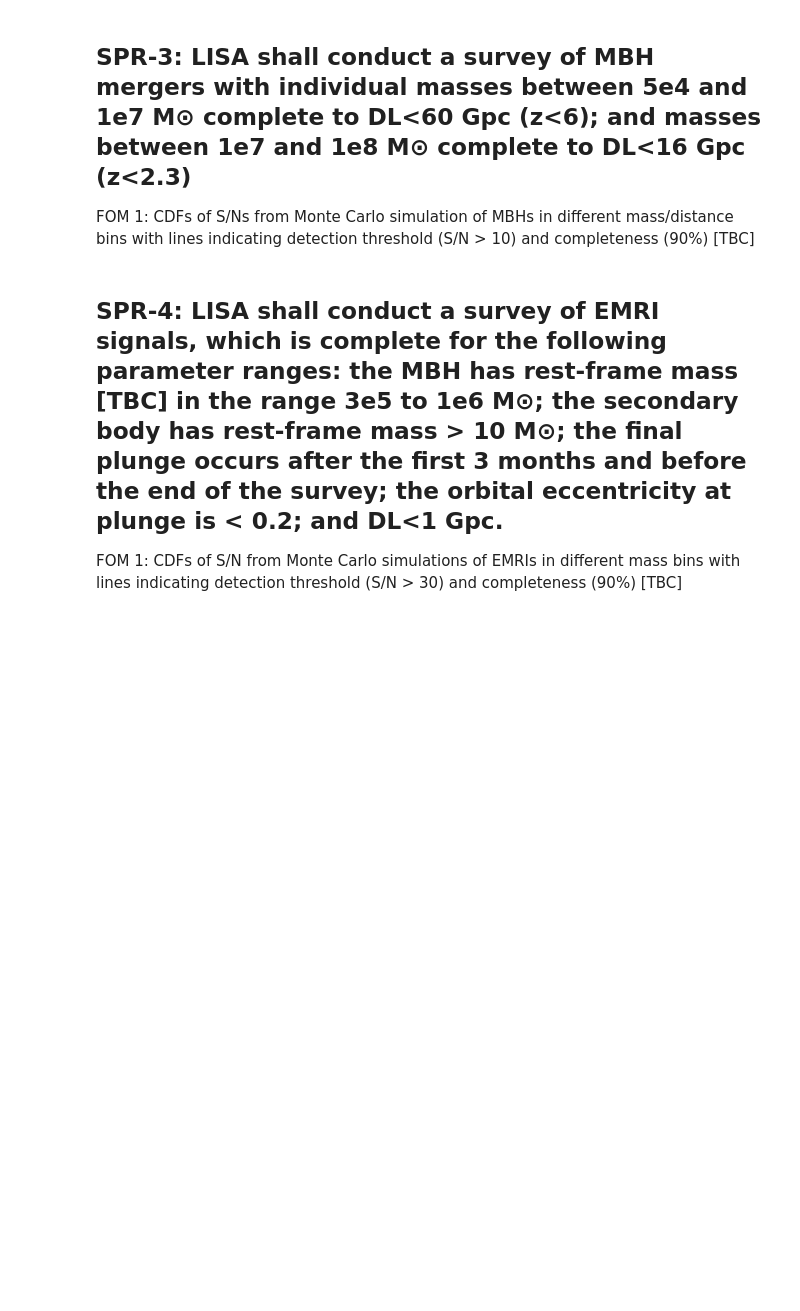
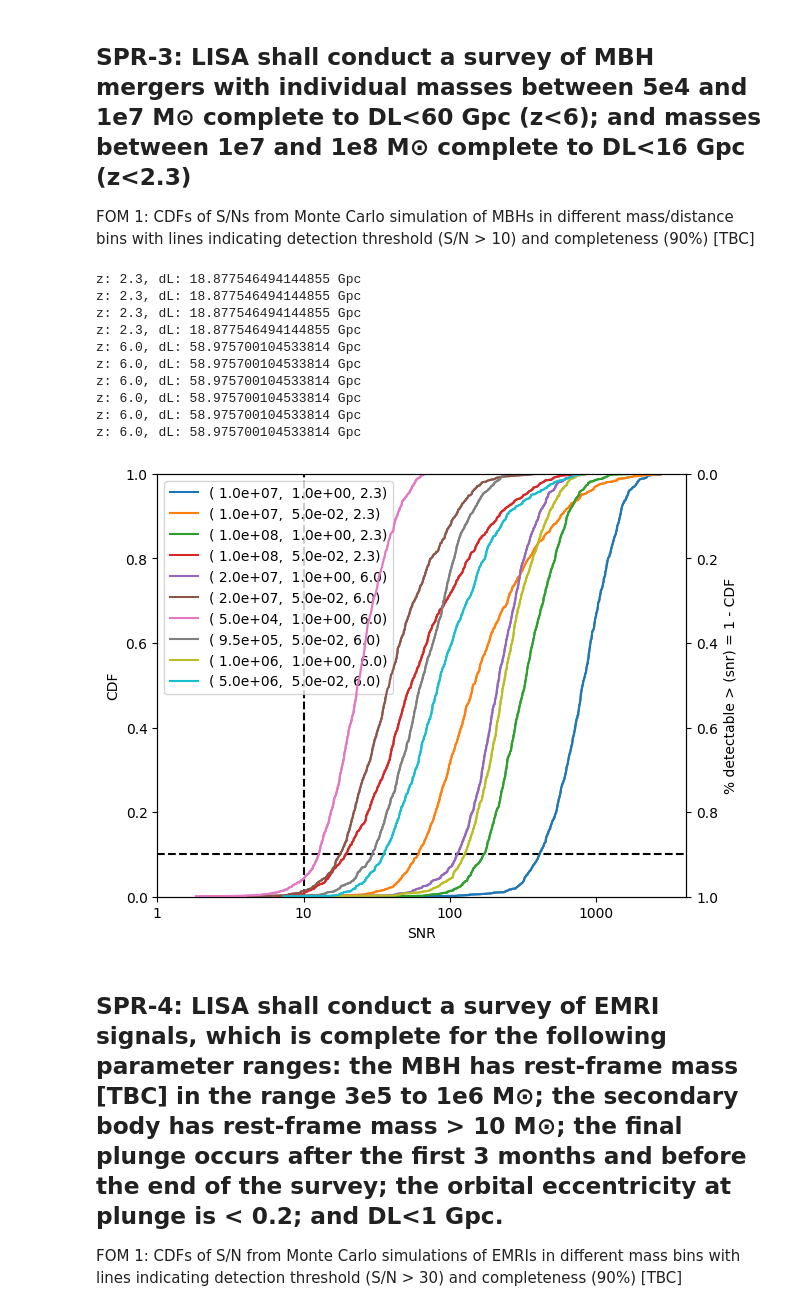
Before and after one commit to rjrosati/LISA-Project-Science-Sandbox, a Jupyter notebook: notebooks/PLRA_Verification.ipynb, the cells around one changed output. Drawn from its saved outputs; the diff is of its cells as text; code cells hidden in the pictures; blank space fills up the shorter version.

```diff
--- a/notebooks/PLRA_Verification.ipynb
+++ b/notebooks/PLRA_Verification.ipynb
@@ -27,14 +27,12 @@ from eryn.utils import TransformContainer
 #
 
 calculators = {}
-orbits_here = EqualArmlengthOrbits()
+orbits = EqualArmlengthOrbits()
+noise = scirdv1
 Tobs = 0.9 * YRSID_SI
 dt = 10.0
 Nobs = int(Tobs / dt)
 Tobs = Nobs * dt
-
-# Define a frequency axis for plotting
-f = np.logspace(-4, 0, 1000)
 # %% [markdown]
 ## SPR-1: LISA shall measure the GW amplitude of the known UCB systems AM CVn, SDSS J1908, HP Lib, V803 Cen, J0526+5934, HM Cnc to better than 10%
 
@@ -67,6 +65,7 @@ FOM 1: CDFs of S/Ns from Monte Carlo simulation of MBHs in different mass/distan
 snr_lim = 10.0    # Detection threshold
 requirement = 0.9 # Completeness requirement
 draws = 1024      # Number of draws in the Monte Carlo
+qmin = 0.05       # minimum mass ratio for Monte Carlo
 # %%
 #
 # Setup BBHx waveform generator
@@ -98,11 +97,11 @@ psd_kwargs = dict(
 )
 
 # black hole generator
-bbh = BBHSNRWaveform(response_kwargs=dict(TDItag="AET", orbits=orbits_here, tdi2=False))
+bbh = BBHSNRWaveform(response_kwargs=dict(TDItag="AET", orbits=orbits, tdi2=False))
 
 calculators["bbh"] = BBHCalculationController(
     bbh,
-    scirdv1,
+    noise,
     psd_kwargs,
     Tobs / YRSID_SI,
     dt,
@@ -132,41 +131,54 @@ ax.axhline(1 - requirement, color="k", ls="--")
 ax2 = ax.twinx()
 
 # the monte carlo
-injs = [(1e7, 0.99999, 2.3), (1e7, 0.05, 2.3), (1e8, 0.99999, 2.3), (1e8, 0.05, 2.3), (2e7, 0.99999, 6.0), (2e7, 0.05, 6.0), (5e4, 0.99999, 6.0), (9.5e5, 0.05, 6.0), (1e6, 0.99999, 6.0), (5e6, 0.05, 6.0)]
+# TODO: This monte carlo is using redshift and converting to DL. We should be using DL and converting to redshift (just for kicks)
+injs = [(1e7, 0.99999, 2.3), (1e7, qmin, 2.3), (1e8, 0.99999, 2.3), (1e8, qmin, 2.3), (2e7, 0.99999, 6.0), (2e7, qmin, 6.0), (5e4, 0.99999, 6.0), (9.5e5, qmin, 6.0), (1e6, 0.99999, 6.0), (5e6, qmin, 6.0)]
 for i, (M, q, z) in enumerate(injs):
     new_systems = transform_fn_mbh.both_transforms(priors_mbh.rvs(size=draws))
 
     m1 = M / (1 + q)
     m2 = M * q / (1 + q)
     new_systems[:, 0] = m1
     new_systems[:, 1] = m2
-    dL = Planck15.luminosity_distance(z).to(u.m).value
-    #print(f"z: {z}, dL: {Planck15.luminosity_distance(z).to(u.Gpc)}")
+    dL = Planck18.luminosity_distance(z).to(u.m).value
+    print(f"z: {z}, dL: {Planck18.luminosity_distance(z).to(u.Gpc)}")
     new_systems[:, 4] = dL
 
     snrs_out = np.zeros(draws)
     for j in range(draws):
         snrs_out[j] = calculators["bbh"].get_snr(*new_systems[j], freqs=np.logspace(-4, 0, 1024))
 
     log10_snrs_out = np.log10(snrs_out.copy())
 
     cdf = np.arange(1, log10_snrs_out.shape[0] + 1) / log10_snrs_out.shape[0]
     det_frac = 1 - cdf
     x = np.sort(snrs_out)
 
-    ax.plot(np.log10(x), cdf, color=f"C{i}", label=f"({M: .01e}, {q: .02e}, {z})")
-    ax2.plot(np.log10(x), det_frac, color=f"C{i}", label=f"({M: .01e}, {q: .02e}, {z})")
+    ax.plot(np.log10(x), cdf, color=f"C{i}", label=f"({M: .01e}, {q: .01e}, {z})")
+    ax2.plot(np.log10(x), det_frac, color=f"C{i}", label=f"({M: .01e}, {q: .01e}, {z})")
 
 # format the plot and save
 ax2.set_ylim(1.0, 0.0)
 ax.set_ylim(0.0, 1.0)
 ax2.set_ylabel('% detectable > (snr) = 1 - CDF')
 ax.set_xlabel("SNR")
 ax.set_xticks(np.log10([1, 10, 100, 1000]))
 ax.set_xticklabels([1, 10, 100, 1000])
 ax.set_ylabel("CDF")
 ax.legend()
 fig.savefig("mbh_fom_cdf.png")
+# %% [output]
+z: 2.3, dL: 18.877546494144855 Gpc
+z: 2.3, dL: 18.877546494144855 Gpc
+z: 2.3, dL: 18.877546494144855 Gpc
+z: 2.3, dL: 18.877546494144855 Gpc
+z: 6.0, dL: 58.975700104533814 Gpc
+z: 6.0, dL: 58.975700104533814 Gpc
+z: 6.0, dL: 58.975700104533814 Gpc
+z: 6.0, dL: 58.975700104533814 Gpc
+z: 6.0, dL: 58.975700104533814 Gpc
+z: 6.0, dL: 58.975700104533814 Gpc
+[figure, added]
 # %% [markdown]
 ## SPR-4: LISA shall conduct a survey of EMRI signals, which is complete for the following parameter ranges: the MBH has rest-frame mass [TBC] in the range 3e5 to 1e6 M⊙; the secondary body has rest-frame mass > 10 M⊙; the final plunge occurs after the first 3 months and before the end of the survey; the orbital eccentricity at plunge is < 0.2; and DL<1 Gpc.
 
```
Also changed, not shown: parts of 2 cells of this notebook, 1 other file.
